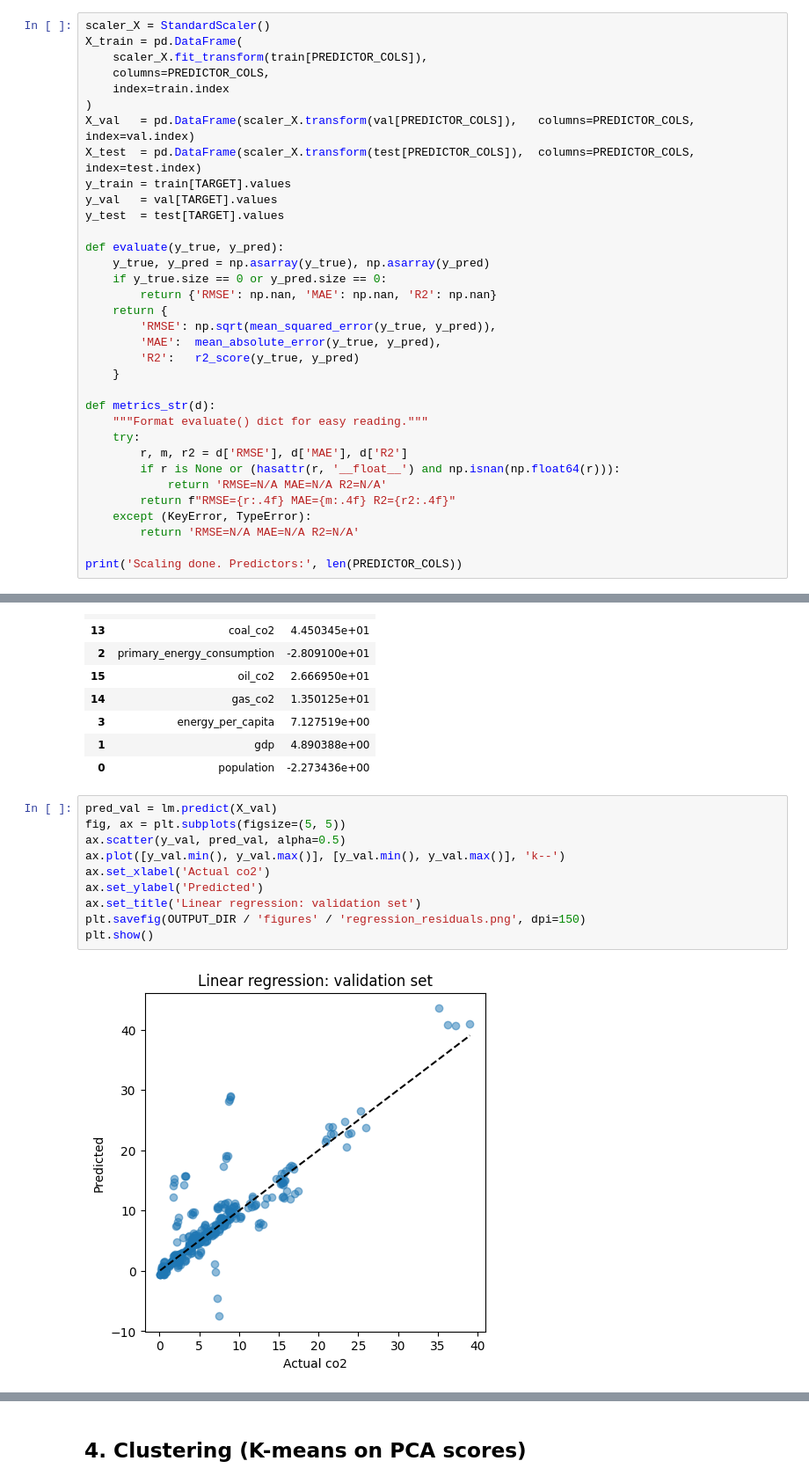
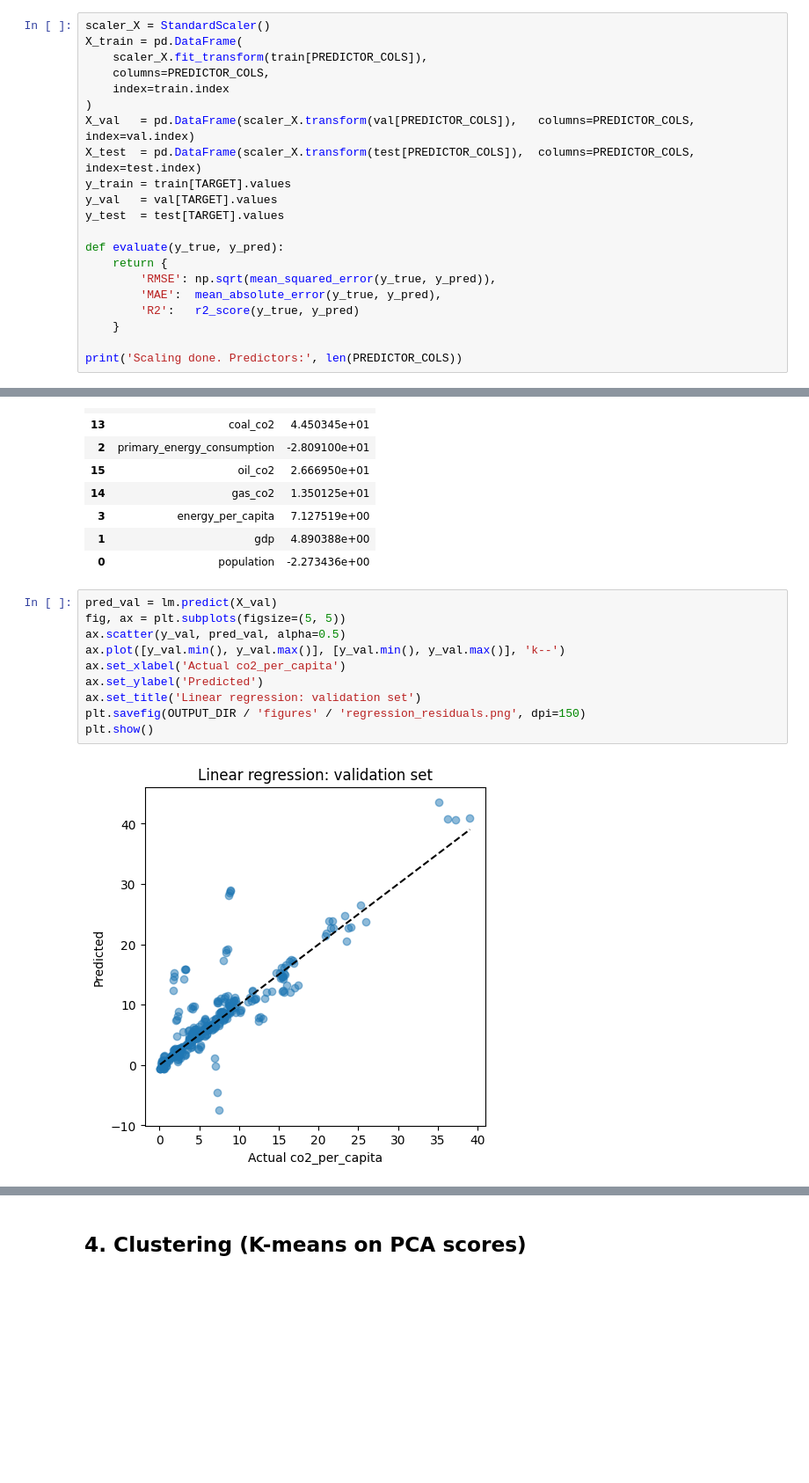
Before and after one commit to iMeet07/global-co2-emissions-analysis, a Jupyter notebook: co2_modeling.ipynb, the cells around one changed output, grey strips where cells are left out. Shown at 88% size. Saved outputs shown, nothing was run; the diff lists cells and outputs as text; blank space fills up the shorter version.

```diff
--- a/co2_modeling.ipynb
+++ b/co2_modeling.ipynb
@@ -87,25 +67,12 @@ y_val   = val[TARGET].values
 y_test  = test[TARGET].values
 
 def evaluate(y_true, y_pred):
-    y_true, y_pred = np.asarray(y_true), np.asarray(y_pred)
-    if y_true.size == 0 or y_pred.size == 0:
-        return {'RMSE': np.nan, 'MAE': np.nan, 'R2': np.nan}
     return {
         'RMSE': np.sqrt(mean_squared_error(y_true, y_pred)),
         'MAE':  mean_absolute_error(y_true, y_pred),
         'R2':   r2_score(y_true, y_pred)
     }
 
-def metrics_str(d):
-    """Format evaluate() dict for easy reading."""
-    try:
-        r, m, r2 = d['RMSE'], d['MAE'], d['R2']
-        if r is None or (hasattr(r, '__float__') and np.isnan(np.float64(r))):
-            return 'RMSE=N/A MAE=N/A R2=N/A'
-        return f"RMSE={r:.4f} MAE={m:.4f} R2={r2:.4f}"
-    except (KeyError, TypeError):
-        return 'RMSE=N/A MAE=N/A R2=N/A'
-
 print('Scaling done. Predictors:', len(PREDICTOR_COLS))
 # %% [output]
 Scaling done. Predictors: 16
@@ -225,15 +192,15 @@ Top predictors (by |coefficient|):
 # %%
 pred_val = lm.predict(X_val)
 fig, ax = plt.subplots(figsize=(5, 5))
 ax.scatter(y_val, pred_val, alpha=0.5)
 ax.plot([y_val.min(), y_val.max()], [y_val.min(), y_val.max()], 'k--')
-ax.set_xlabel('Actual co2')
+ax.set_xlabel('Actual co2_per_capita')
 ax.set_ylabel('Predicted')
 ax.set_title('Linear regression: validation set')
 plt.savefig(OUTPUT_DIR / 'figures' / 'regression_residuals.png', dpi=150)
 plt.show()
 # %% [output]
-[figure, old version]
+[figure, new version]
 # %%
 lm_pca = LinearRegression()
 lm_pca.fit(train_scores, y_train)
```
Also changed, not shown: parts of 17 cells of this notebook, 25 other files.
